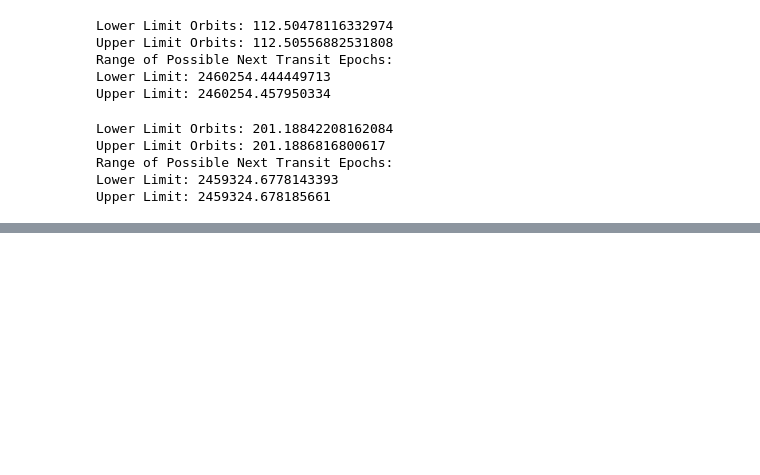
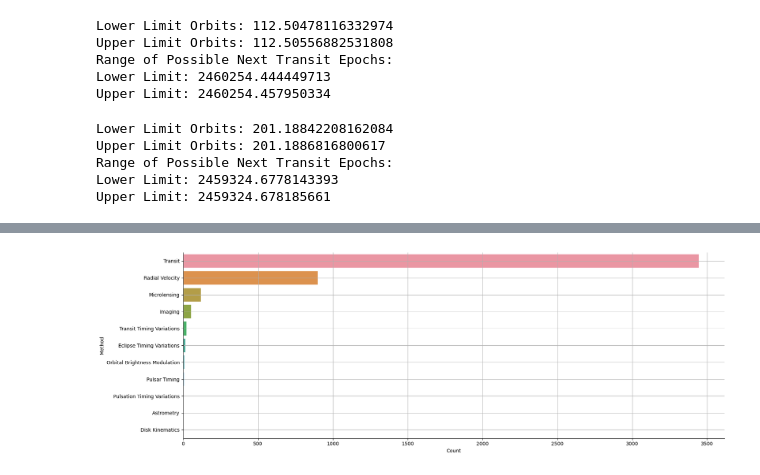
Before and after one commit to rahavi-r31/project-AnalyzingExoplanetsusingTransitFinderData, a Jupyter notebook: TransitAnalysis.ipynb, the cells around one changed output, grey strips where cells are left out. Drawn from its saved outputs; the diff is of its cells as text; code cells hidden in the pictures; blank space fills up the shorter version.

```diff
--- a/TransitAnalysis.ipynb
+++ b/TransitAnalysis.ipynb
@@ -98,0 +190,4 @@ Upper Limit: 2459324.678185661
+# %%
+df1 = new_df["Discovery Method"].value_counts().reset_index()
+df1.columns = ["Method", "Count"]
+df1
@@ -98,0 +207,5 @@ Upper Limit: 2459324.678185661
+# %%
+sns.catplot(x="Count", y="Method", kind="bar", data=df1, height=6, aspect=3)
+plt.grid(True)
+# %% [output]
+[figure, added]
```
Also changed, not shown: parts of 15 cells of this notebook.
